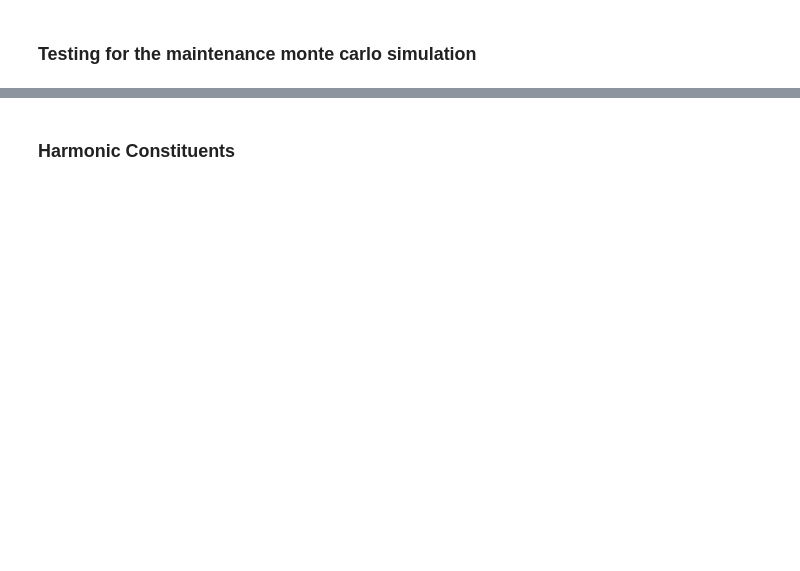
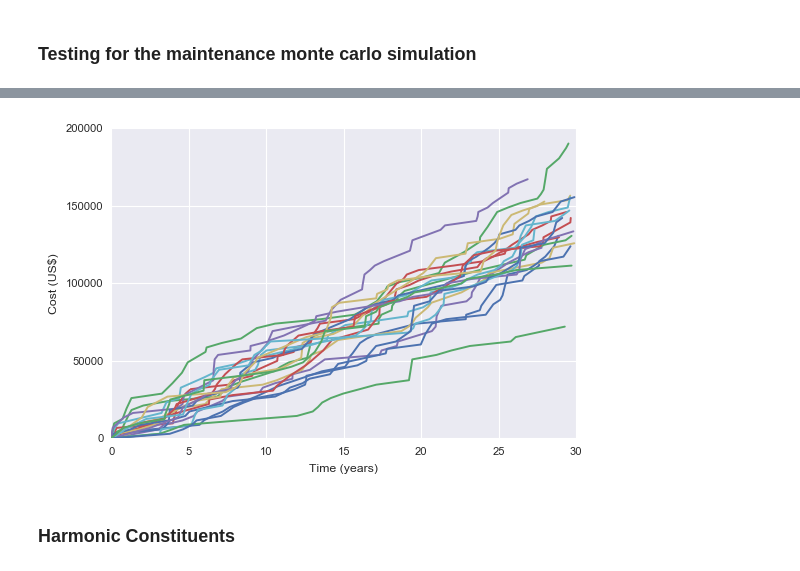
Before and after one commit to BAJJCapstone/MHK-LCoE, a Jupyter notebook: Levelized Cost of Electricity.ipynb, the cells around one changed output, grey strips where cells are left out. Saved outputs shown, nothing was run; the diff lists cells and outputs as text; code cells hidden in the pictures; blank space fills up the shorter version.

```diff
--- a/Levelized Cost of Electricity.ipynb
+++ b/Levelized Cost of Electricity.ipynb
@@ -54,3 +71,12 @@ time, emergency_maintenance_cost = maintenance.lifetimeMonteCarlo(lifetime, emer
+# %%
+for result in result_list:
+    time, cost = result
+    plt.plot(time, cost)
+plt.xlabel('Time (years)')
+plt.ylabel('Cost (US$)')
+plt.savefig('MonteCarlo.png', format='png', transparent=True, bbox_inches='tight')
+# %% [output]
+[figure, added]
 # %% [markdown]
 ### Harmonic Constituents
 # %%
```
Also changed, not shown: parts of 5 cells of this notebook, 5 other files.
